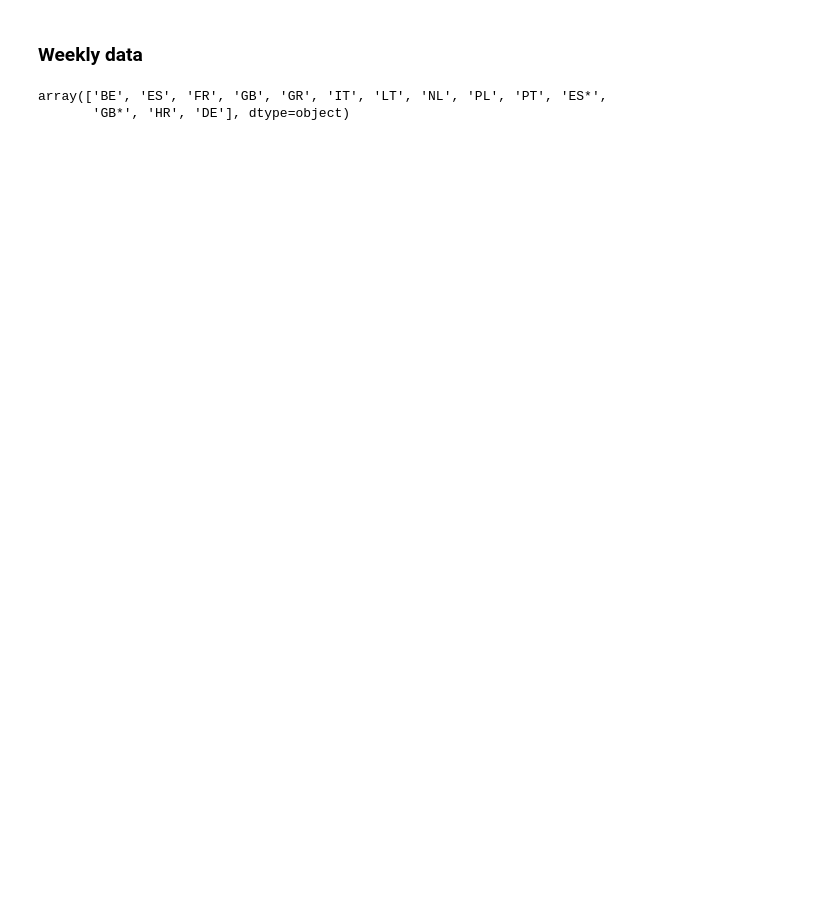
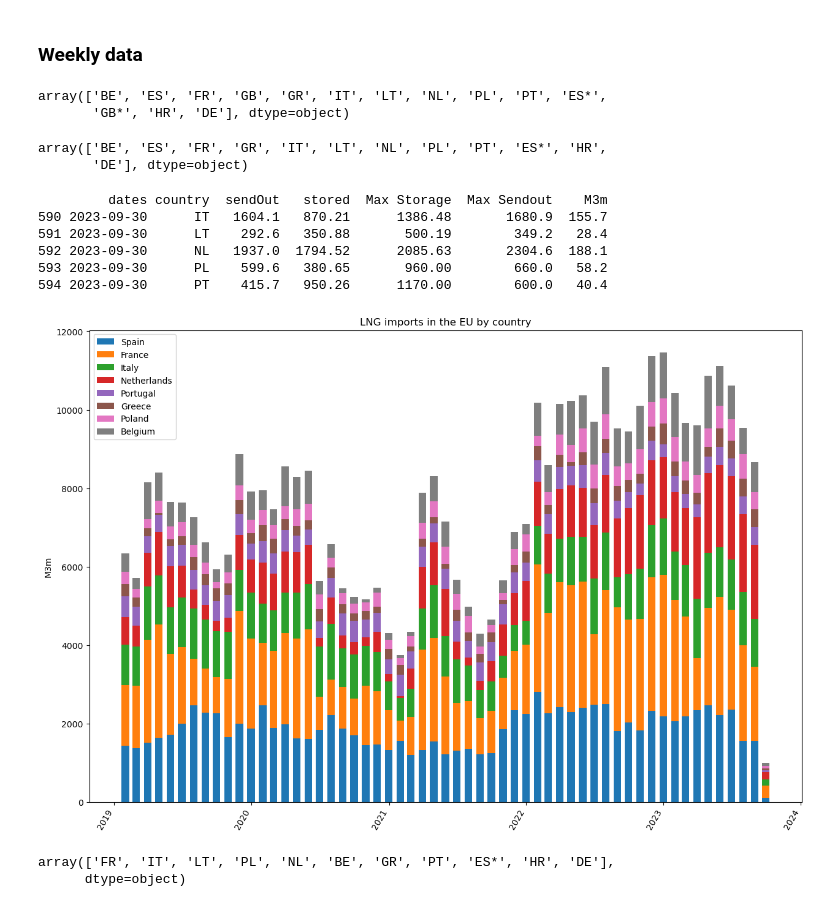
Before and after one commit to greenbruegel/gas-imports, a Jupyter notebook: LNG terminals.ipynb, the cells around one changed output. Saved outputs shown, nothing was run; the diff lists cells and outputs as text; code cells hidden in the pictures; blank space fills up the shorter version.

```diff
--- a/LNG terminals.ipynb
+++ b/LNG terminals.ipynb
@@ -227,0 +222,49 @@ Excelwriter.save()
+# %%
+cmonth.country.unique()
+# %% [output]
+array(['BE', 'ES', 'FR', 'GR', 'IT', 'LT', 'NL', 'PL', 'PT', 'ES*', 'HR',
+       'DE'], dtype=object)
+# %%
+cplot_month['M3m']=round(cplot_month['sendOut']/10.3,1)
+print(cplot_month.tail())
+# %% [output]
+         dates country  sendOut   stored  Max Storage  Max Sendout    M3m
+590 2023-09-30      IT   1604.1   870.21      1386.48       1680.9  155.7
+591 2023-09-30      LT    292.6   350.88       500.19        349.2   28.4
+592 2023-09-30      NL   1937.0  1794.52      2085.63       2304.6  188.1
+593 2023-09-30      PL    599.6   380.65       960.00        660.0   58.2
+594 2023-09-30      PT    415.7   950.26      1170.00        600.0   40.4
+# %%
+cmonth = pd.pivot_table(cplot_month,values='M3m',index='dates',columns='country')
+# %%
+x = cmonth.index
+width = 20       # the width of the bars: can also be len(x) sequence
+
+fig, ax = plt.subplots(figsize=(15,10))
+
+ax.bar(x, cmonth['ES'], width, label='Spain')
+ax.bar(x, cmonth['FR'], width, bottom=cmonth['ES'],
+       label='France')
+ax.bar(x, cmonth['IT'], width, bottom=cmonth['ES']+cmonth['FR'],
+       label='Italy')
+ax.bar(x, cmonth['NL'], width, bottom=cmonth['ES']+cmonth['FR']+cmonth['IT'],
+       label='Netherlands')
+ax.bar(x, cmonth['PT'], width, bottom=cmonth['ES']+cmonth['FR']+cmonth['IT']+cmonth['NL'],
+       label='Portugal')
+ax.bar(x, cmonth['GR'], width, bottom=cmonth['ES']+cmonth['FR']+cmonth['IT']+cmonth['NL']+cmonth['PT'],
+       label='Greece')
+ax.bar(x, cmonth['PL'], width, bottom=cmonth['ES']+cmonth['FR']+cmonth['IT']+cmonth['NL']+cmonth['PT']+cmonth['GR'],
+       label='Poland')
+ax.bar(x, cmonth['BE'], width, bottom=cmonth['ES']+cmonth['FR']+cmonth['IT']+cmonth['NL']+cmonth['PT']+cmonth['GR']+cmonth['PL'],
+       label='Belgium')
+fig.set_facecolor('white')
+
+plt.setp(ax.get_xticklabels(), rotation=60, horizontalalignment='right')
+
+ax.set_ylabel('M3m')
+ax.set_title('LNG imports in the EU by country')
+ax.legend()
+
+plt.show()
+# %% [output]
+[figure, added]
@@ -227,0 +273,5 @@ Excelwriter.save()
+# %%
+cplot.country.unique()
+# %% [output]
+array(['FR', 'IT', 'LT', 'PL', 'NL', 'BE', 'GR', 'PT', 'ES*', 'HR', 'DE'],
+      dtype=object)
```
Also changed, not shown: parts of 12 cells of this notebook, 1 other file.
